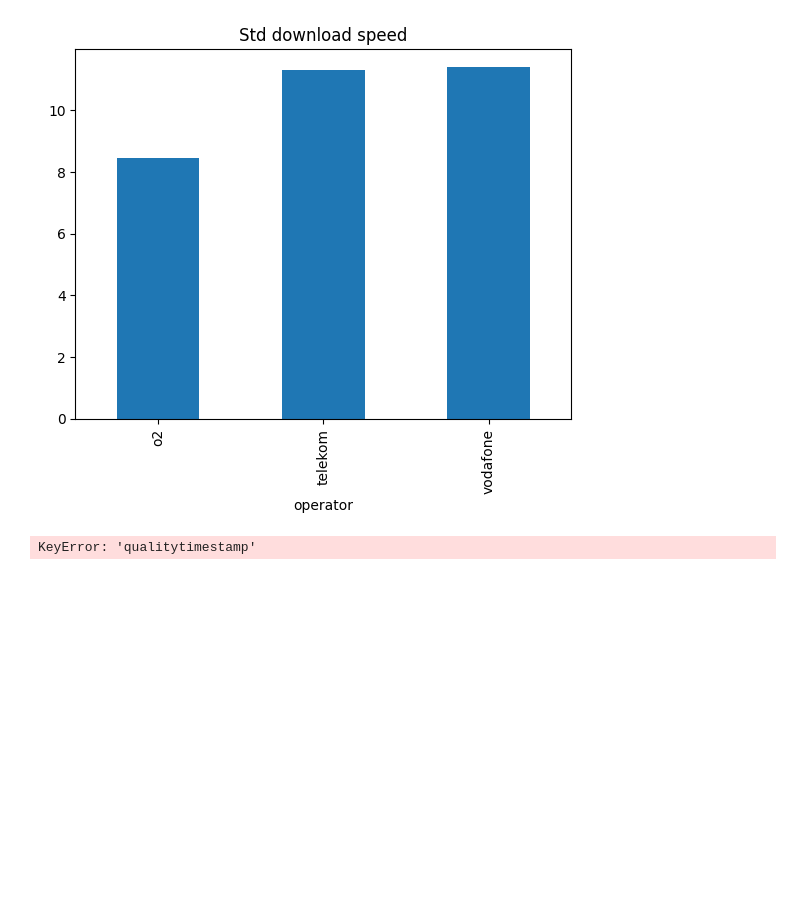
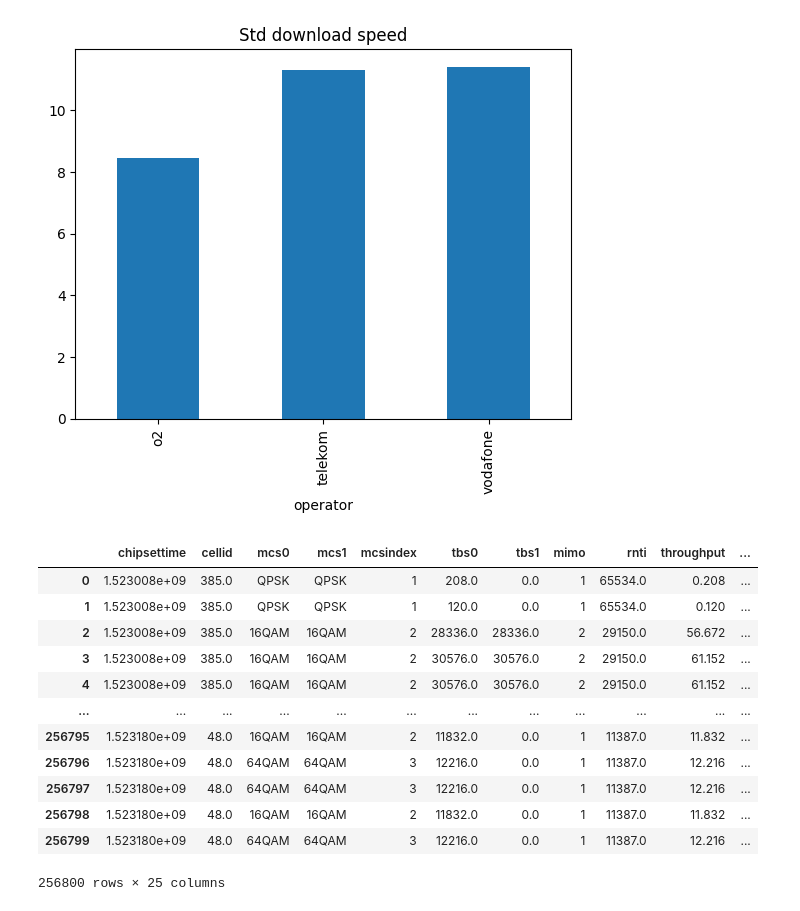
Before and after one commit to Arczi4/mobile-and-analysis-of-web-based-systems, a Jupyter notebook: Lab3/lab3_download.ipynb, the cells around one changed output. Saved outputs shown, nothing was run; the diff lists cells and outputs as text; code cells hidden in the pictures; blank space fills up the shorter version.

```diff
--- a/Lab3/lab3_download.ipynb
+++ b/Lab3/lab3_download.ipynb
@@ -18,10 +18,24 @@ df_download['speed'].groupby(df_download['operator']).std().plot(kind='bar', tit
 # %% [output]
 <Axes: title={'center': 'Std download speed'}, xlabel='operator'>
 [figure]
+# %%
+df_download
+# %% [output]
+|  | chipsettime | cellid | mcs0 | mcs1 | mcsindex | tbs0 | tbs1 | mimo | rnti | throughput | ... |
+| 0 | 1.523008e+09 | 385.0 | QPSK | QPSK | 1 | 208.0 | 0.0 | 1 | 65534.0 | 0.208 | ... |
+| 1 | 1.523008e+09 | 385.0 | QPSK | QPSK | 1 | 120.0 | 0.0 | 1 | 65534.0 | 0.120 | ... |
+| 2 | 1.523008e+09 | 385.0 | 16QAM | 16QAM | 2 | 28336.0 | 28336.0 | 2 | 29150.0 | 56.672 | ... |
+| 3 | 1.523008e+09 | 385.0 | 16QAM | 16QAM | 2 | 30576.0 | 30576.0 | 2 | 29150.0 | 61.152 | ... |
+| 4 | 1.523008e+09 | 385.0 | 16QAM | 16QAM | 2 | 30576.0 | 30576.0 | 2 | 29150.0 | 61.152 | ... |
+| ... | ... | ... | ... | ... | ... | ... | ... | ... | ... | ... | ... |
+| 256795 | 1.523180e+09 | 48.0 | 16QAM | 16QAM | 2 | 11832.0 | 0.0 | 1 | 11387.0 | 11.832 | ... |
+| 256796 | 1.523180e+09 | 48.0 | 64QAM | 64QAM | 3 | 12216.0 | 0.0 | 1 | 11387.0 | 12.216 | ... |
+| 256797 | 1.523180e+09 | 48.0 | 64QAM | 64QAM | 3 | 12216.0 | 0.0 | 1 | 11387.0 | 12.216 | ... |
+| 256798 | 1.523180e+09 | 48.0 | 16QAM | 16QAM | 2 | 11832.0 | 0.0 | 1 | 11387.0 | 11.832 | ... |
+| 256799 | 1.523180e+09 | 48.0 | 64QAM | 64QAM | 3 | 12216.0 | 0.0 | 1 | 11387.0 | 12.216 | ... |
+256800 rows × 25 columns
 # %%
-df_download['date'] = pd.to_datetime(df_download['qualitytimestamp'], unit='s')
+df_download['date'] = pd.to_datetime(df_download['chipsettime'], unit='s')
 df_download['date'] = pd.to_datetime(df_download['date'], format='%Y-%m-%d %H')
-# %% [output]
-KeyError: 'qualitytimestamp'
 # %%
 df_download.describe()
```
Also changed, not shown: parts of 6 cells of this notebook, 2 other files.
